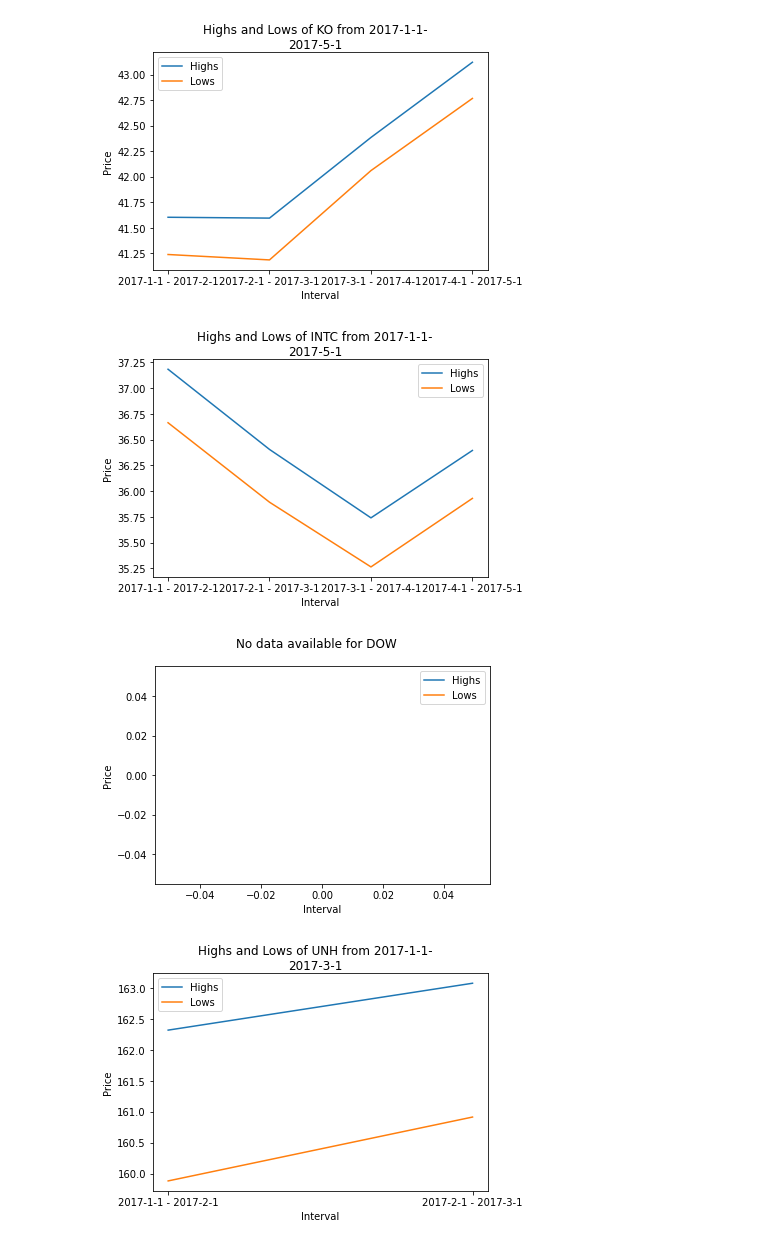
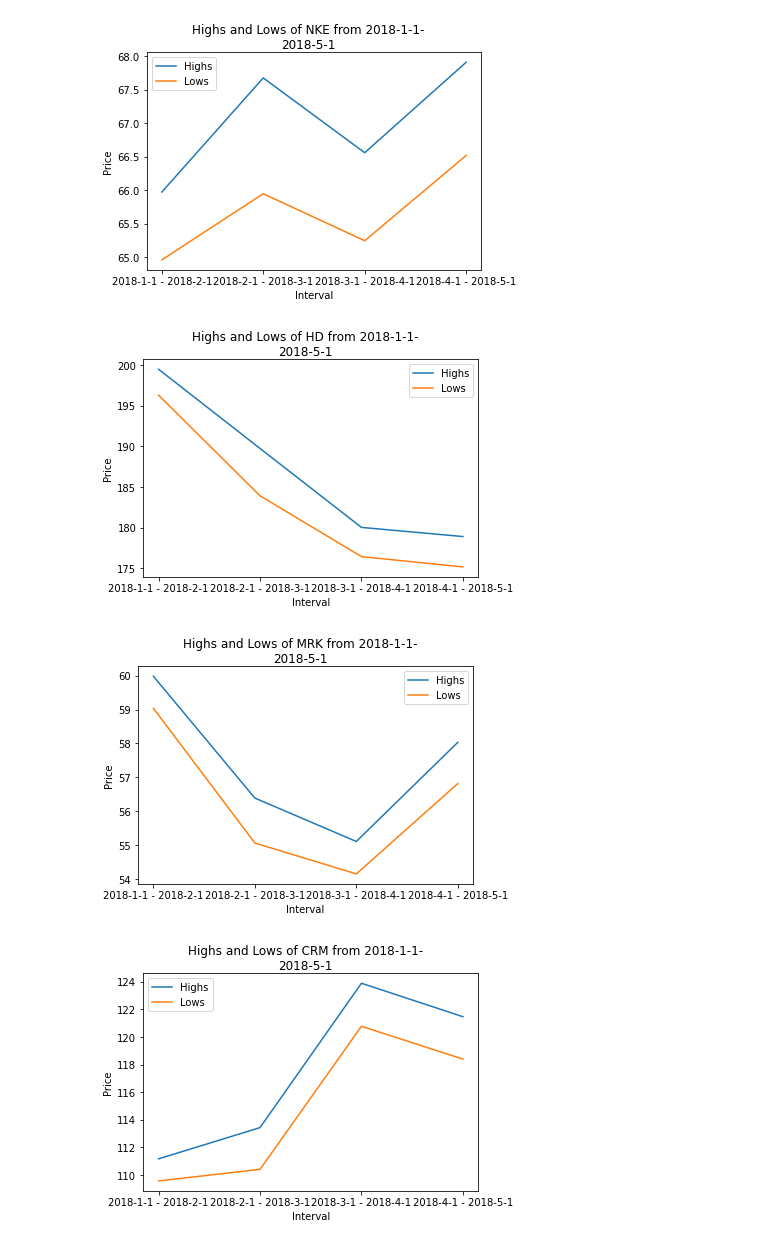
Before and after one commit to rohanjsuresh/a_stock_story, a Jupyter notebook: stocks.ipynb, the cells around one changed output. Cells and saved outputs as stored; diff of their text form; code cells hidden in the pictures.

```diff
--- a/stocks.ipynb
+++ b/stocks.ipynb
@@ -194,5 +194,5 @@ def plot_highs_and_lows_for_all_dow_30(start, end, interval_length):
         h, l, i = get_highs_and_lows_for_ticker(ticker, start, end, interval_length)
         plot_single_company(ticker, h, l, i)
 # %%
-plot_highs_and_lows_for_all_dow_30("2017-01", "2017-05", 1)
+plot_highs_and_lows_for_all_dow_30("2018-01", "2018-05", 1)
 # %% [output]
@@ -206,4 +206,4 @@ plot_highs_and_lows_for_all_dow_30("2017-01", "2017-05", 1)
-[figure, old version]
+[figure, new version]
-[figure, old version]
+[figure, new version]
-[figure, old version]
+[figure, new version]
-[figure, old version]
+[figure, new version]
```
Also changed, not shown: parts of 1 cell of this notebook, 1 other file.
